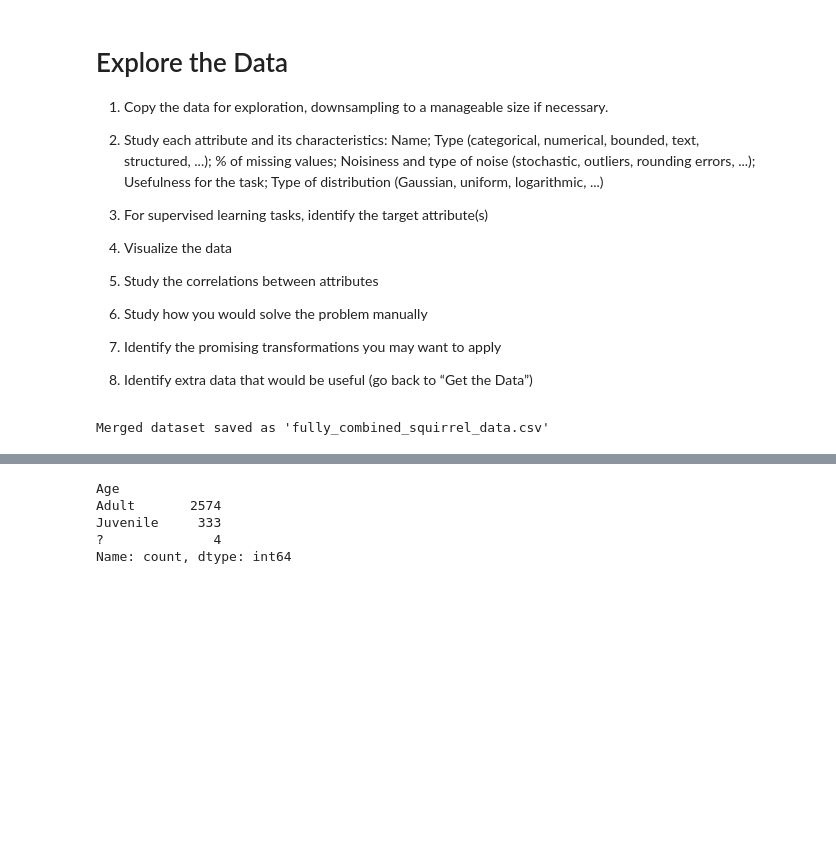
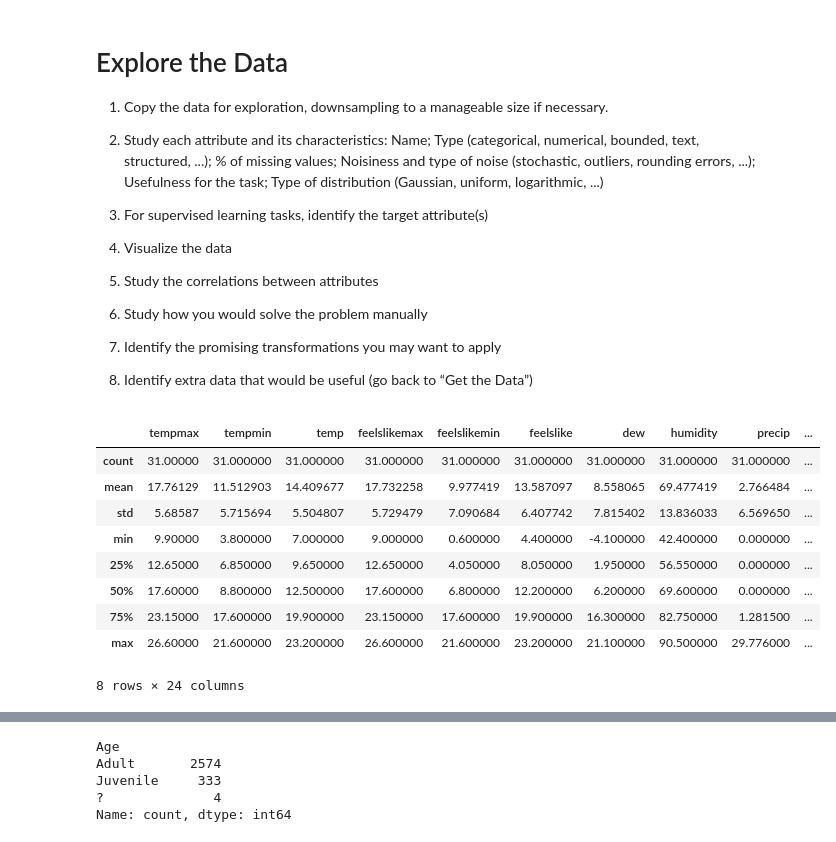
Before and after one commit to jyounes23/Nutosis, a Jupyter notebook: P2-Nutosis/Nutosis.ipynb, the cells around one changed output, grey strips where cells are left out. Saved outputs shown, nothing was run; the diff lists cells and outputs as text; code cells hidden in the pictures; blank space fills up the shorter version.

```diff
--- a/P2-Nutosis/Nutosis.ipynb
+++ b/P2-Nutosis/Nutosis.ipynb
@@ -156,23 +229,16 @@ diseased_squirrels = pd.read_csv('diseased_squirrels.csv', header=None, names=["
-# %%
-# Step 1: Merge squirrel_data with diseased_squirrels to add disease status to each squirrel
-# Add a 'Diseased' column to mark diseased squirrels (1 if diseased, 0 otherwise)
-squirrel_data = squirrel_data.merge(diseased_squirrels.assign(Diseased=1), on="Unique Squirrel ID", how="left")
-squirrel_data['Diseased'] = squirrel_data['Diseased'].fillna(0).astype(int)
-
-# Step 2: Convert 'Date' columns to datetime format to ensure consistency
-squirrel_data['Date'] = pd.to_datetime(squirrel_data['Date'], format='%m%d%Y', errors='coerce')
-stories_data['Date'] = pd.to_datetime(stories_data['Date'], format='%m%d%Y', errors='coerce')
-
-# Step 3: Merge squirrel_data with stories_data on 'Hectare', 'Shift', and 'Date'
-# This includes story data columns with a '_Story' suffix to avoid conflicts
-combined_data = pd.merge(squirrel_data, stories_data, on=['Hectare', 'Shift', 'Date'], how='left', suffixes=('', '_Story'))
-
-# Save the fully merged dataset to a CSV file
-combined_data.to_csv('fully_combined_squirrel_data.csv', index=False)
-
-print("Merged dataset saved as 'fully_combined_squirrel_data.csv'")
-# %% [output]
-Merged dataset saved as 'fully_combined_squirrel_data.csv'
+# %%
+weather_data.describe()
+# %% [output]
+|  | tempmax | tempmin | temp | feelslikemax | feelslikemin | feelslike | dew | humidity | precip | ... |
+| count | 31.00000 | 31.000000 | 31.000000 | 31.000000 | 31.000000 | 31.000000 | 31.000000 | 31.000000 | 31.000000 | ... |
+| mean | 17.76129 | 11.512903 | 14.409677 | 17.732258 | 9.977419 | 13.587097 | 8.558065 | 69.477419 | 2.766484 | ... |
+| std | 5.68587 | 5.715694 | 5.504807 | 5.729479 | 7.090684 | 6.407742 | 7.815402 | 13.836033 | 6.569650 | ... |
+| min | 9.90000 | 3.800000 | 7.000000 | 9.000000 | 0.600000 | 4.400000 | -4.100000 | 42.400000 | 0.000000 | ... |
+| 25% | 12.65000 | 6.850000 | 9.650000 | 12.650000 | 4.050000 | 8.050000 | 1.950000 | 56.550000 | 0.000000 | ... |
+| 50% | 17.60000 | 8.800000 | 12.500000 | 17.600000 | 6.800000 | 12.200000 | 6.200000 | 69.600000 | 0.000000 | ... |
+| 75% | 23.15000 | 17.600000 | 19.900000 | 23.150000 | 17.600000 | 19.900000 | 16.300000 | 82.750000 | 1.281500 | ... |
+| max | 26.60000 | 21.600000 | 23.200000 | 26.600000 | 21.600000 | 23.200000 | 21.100000 | 90.500000 | 29.776000 | ... |
+8 rows × 24 columns
 # %%
 combined_data.head()
 # %% [output]
```
Also changed, not shown: parts of 11 cells of this notebook, 1 other file.
